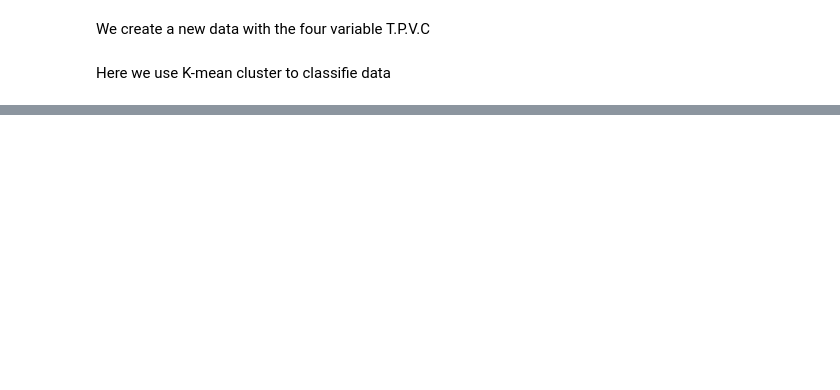
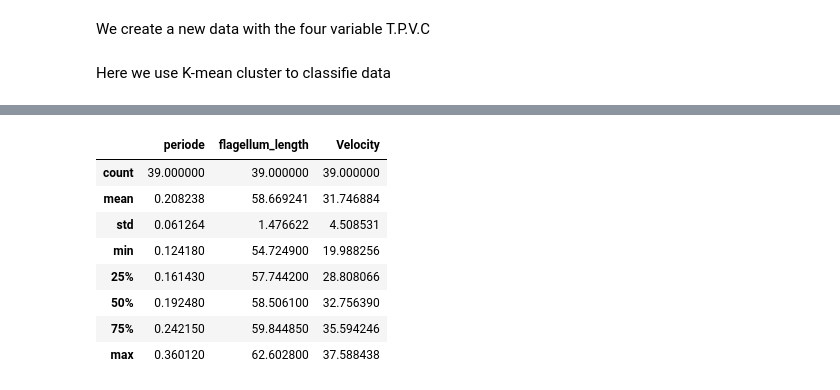
Before and after one commit to chahid001/Project-optimal-spespe-for-the-challenge-2-of-the-HACKATHON-inFer-GW4-network-Fertility-In-Vitro-, a Jupyter notebook: jup.ipynb, the cells around one changed output, grey strips where cells are left out. Drawn from its saved outputs; the diff is of its cells as text; code cells hidden in the pictures; blank space fills up the shorter version.

```diff
--- a/jup.ipynb
+++ b/jup.ipynb
@@ -74,0 +139,17 @@ u_labels = np.unique(label)
+# %%
+ind = []
+for i in list(range(0,len(Class))):
+    if label[i] == 1:
+            ind.append(i)
+
+Periode , Flag , Velo = [], [], []
+
+for i in ind:
+
+    Periode.append(Class["periode"].iloc[i])
+    Flag.append(Class["flagellum_length"].iloc[i])
+    Velo.append(Class["Velocity"].iloc[i])
+
+Grp_2 = pd.DataFrame({"periode":Periode,
+                            "flagellum_length": Flag,
+                            "Velocity": Velo})
@@ -74,0 +168,12 @@ u_labels = np.unique(label)
+# %%
+Grp_2.describe()
+# %% [output]
+|  | periode | flagellum_length | Velocity |
+| count | 39.000000 | 39.000000 | 39.000000 |
+| mean | 0.208238 | 58.669241 | 31.746884 |
+| std | 0.061264 | 1.476622 | 4.508531 |
+| min | 0.124180 | 54.724900 | 19.988256 |
+| 25% | 0.161430 | 57.744200 | 28.808066 |
+| 50% | 0.192480 | 58.506100 | 32.756390 |
+| 75% | 0.242150 | 59.844850 | 35.594246 |
+| max | 0.360120 | 62.602800 | 37.588438 |
```
Also changed, not shown: parts of 9 cells of this notebook.
